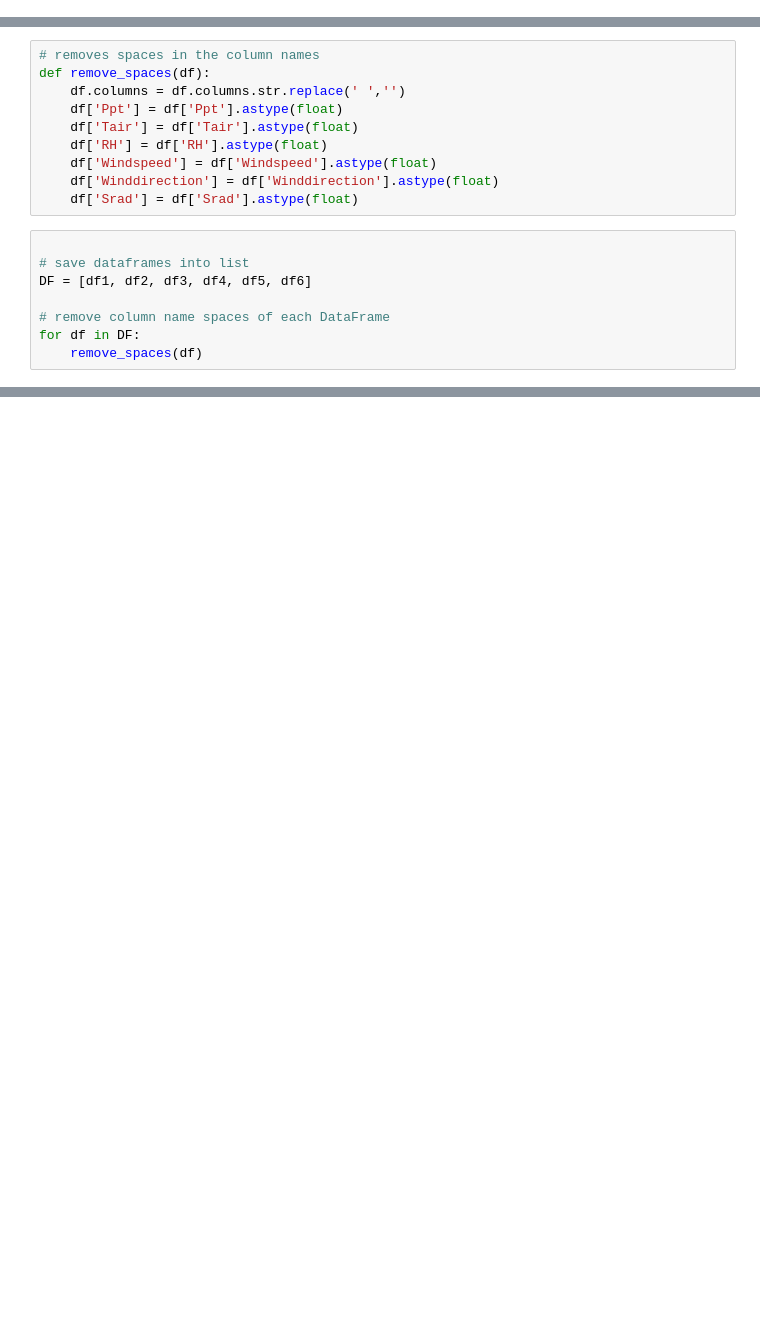
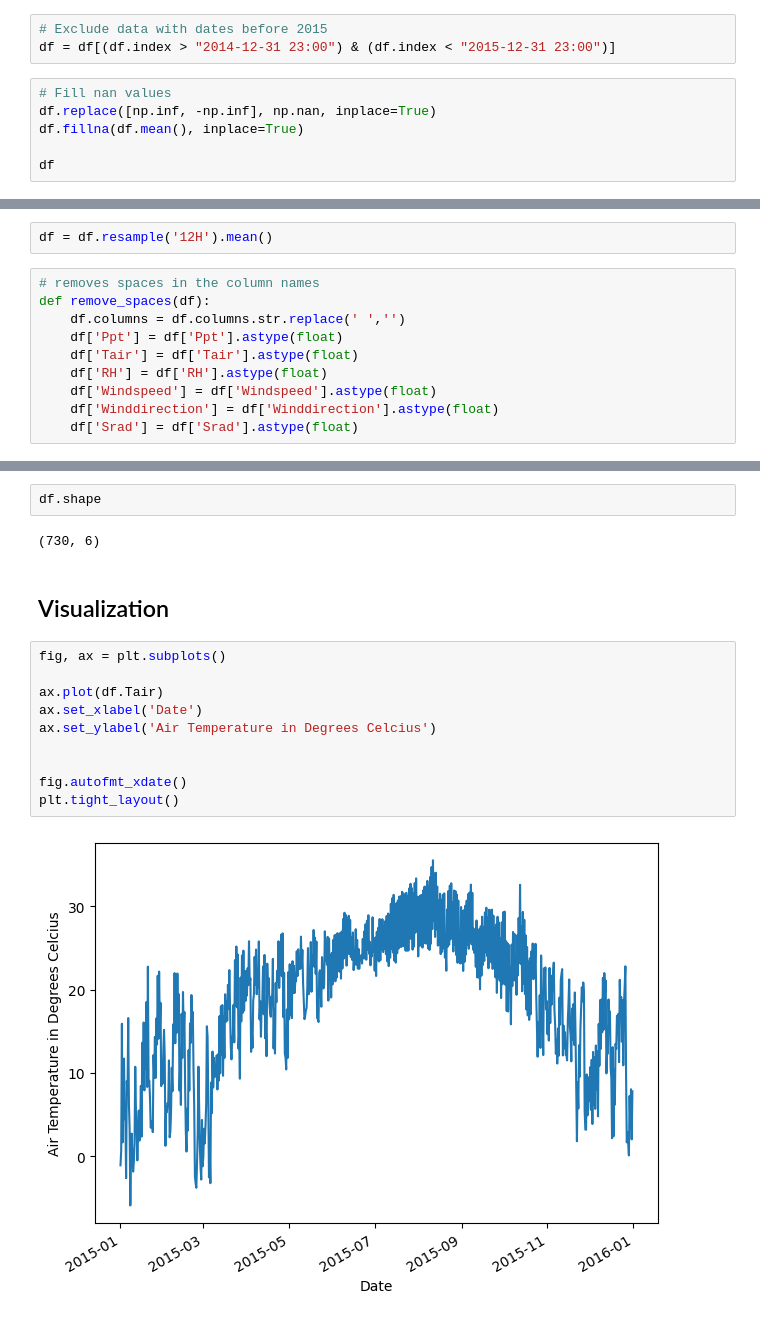
Before and after one commit to kiat/tx-soil-moisture, a Jupyter notebook: notebook/Tair_SARIMAX_Model.ipynb, the cells around one changed output, grey strips where cells are left out. Saved outputs shown, nothing was run; the diff lists cells and outputs as text; blank space fills up the shorter version.

```diff
--- a/notebook/Tair_SARIMAX_Model.ipynb
+++ b/notebook/Tair_SARIMAX_Model.ipynb
@@ -34,0 +26,9 @@ df6 = pd.read_csv('../datasets/TX-Data/met-cleanedup/met_data6_cleaned.csv', sep
+# %%
+# Exclude data with dates before 2015
+df = df[(df.index > "2014-12-31 23:00") & (df.index < "2015-12-31 23:00")]
+# %%
+# Fill nan values
+df.replace([np.inf, -np.inf], np.nan, inplace=True)
+df.fillna(df.mean(), inplace=True)
+
+df
@@ -35,3 +50,5 @@ df6 = pd.read_csv('../datasets/TX-Data/met-cleanedup/met_data6_cleaned.csv', sep
+# %%
+df = df.resample('12H').mean()
 # %%
 # removes spaces in the column names
 def remove_spaces(df):
@@ -42,11 +59,3 @@ def remove_spaces(df):
     df['Windspeed'] = df['Windspeed'].astype(float)
     df['Winddirection'] = df['Winddirection'].astype(float)
     df['Srad'] = df['Srad'].astype(float)
-# %%
-
-# save dataframes into list
-DF = [df1, df2, df3, df4, df5, df6]
-
-# remove column name spaces of each DataFrame
-for df in DF:
-    remove_spaces(df)
@@ -264,0 +95,18 @@ for i, station in enumerate(stations):
+# %%
+df.shape
+# %% [output]
+(730, 6)
+# %% [markdown]
+## Visualization
+# %%
+fig, ax = plt.subplots()
+
+ax.plot(df.Tair)
+ax.set_xlabel('Date')
+ax.set_ylabel('Air Temperature in Degrees Celcius')
+
+
+fig.autofmt_xdate()
+plt.tight_layout()
+# %% [output]
+[figure, added]
```
Also changed, not shown: parts of 53 cells of this notebook.
